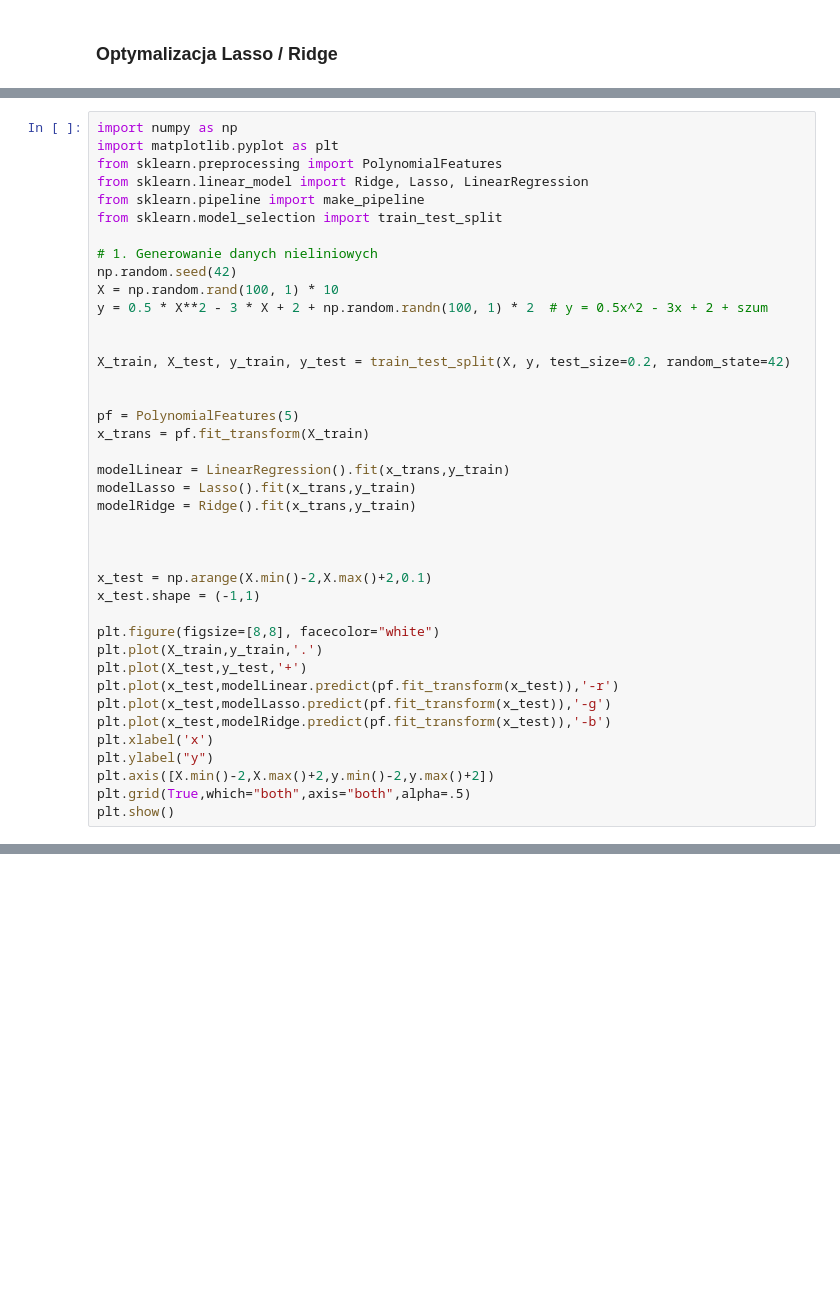
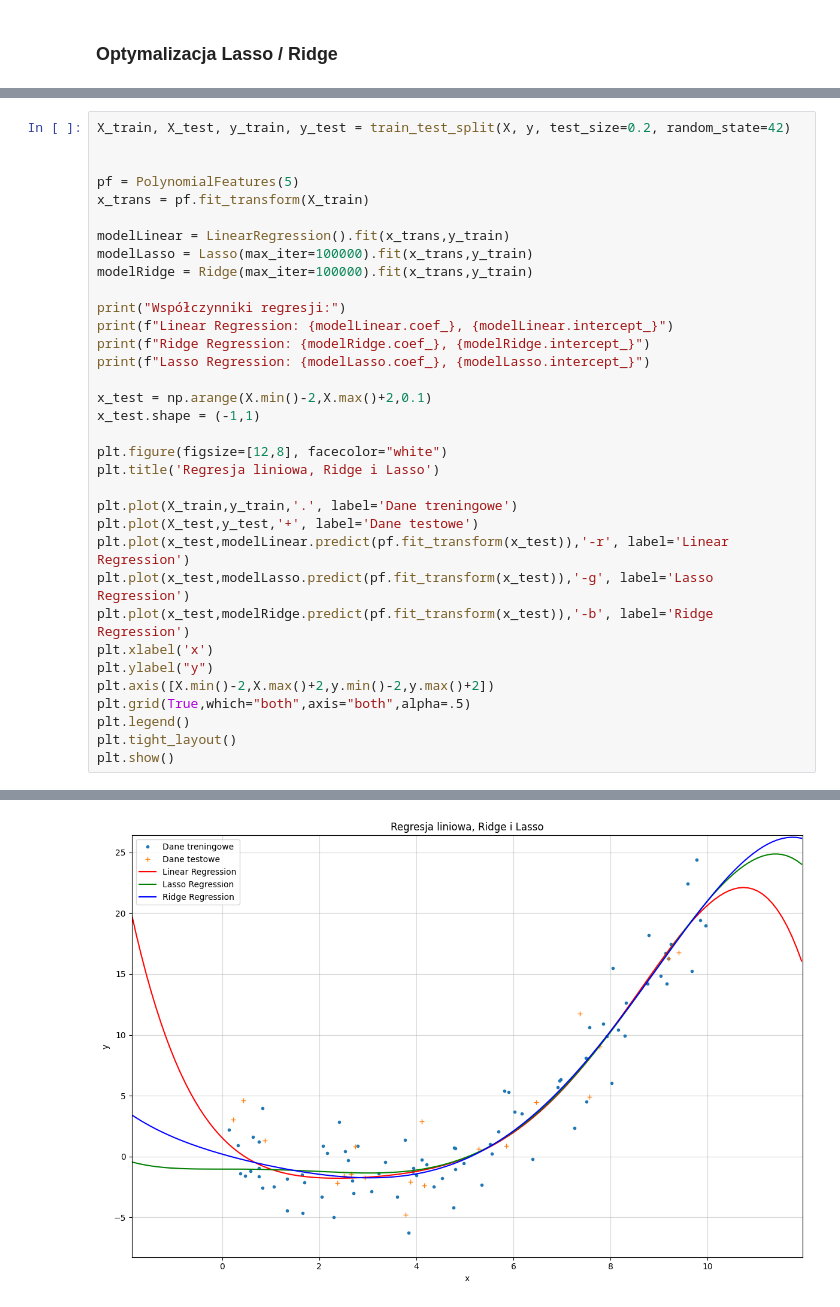
Before and after one commit to November7/AI4Youth, a Jupyter notebook: Spotkanie 3 [27.06.2025]/Modele ML/Regresja liniowa.ipynb, the cells around one changed output, grey strips where cells are left out. Drawn from its saved outputs; the diff is of its cells as text; blank space fills up the shorter version.

```diff
--- a/Spotkanie 3 [27.06.2025]/Modele ML/Regresja liniowa.ipynb
+++ b/Spotkanie 3 [27.06.2025]/Modele ML/Regresja liniowa.ipynb
@@ -243,17 +187,4 @@ Lasso Regression: [1.90793937], 1.3410158803782668
 # %%
-import numpy as np
-import matplotlib.pyplot as plt
-from sklearn.preprocessing import PolynomialFeatures
-from sklearn.linear_model import Ridge, Lasso, LinearRegression
-from sklearn.pipeline import make_pipeline
-from sklearn.model_selection import train_test_split
-
-# 1. Generowanie danych nieliniowych
-np.random.seed(42)
-X = np.random.rand(100, 1) * 10
-y = 0.5 * X**2 - 3 * X + 2 + np.random.randn(100, 1) * 2  # y = 0.5x^2 - 3x + 2 + szum
-
-
 X_train, X_test, y_train, y_test = train_test_split(X, y, test_size=0.2, random_state=42)
 
 
@@ -261,23 +192,30 @@ pf = PolynomialFeatures(5)
 x_trans = pf.fit_transform(X_train)
 
 modelLinear = LinearRegression().fit(x_trans,y_train)
-modelLasso = Lasso().fit(x_trans,y_train)
-modelRidge = Ridge().fit(x_trans,y_train)
+modelLasso = Lasso(max_iter=100000).fit(x_trans,y_train)
+modelRidge = Ridge(max_iter=100000).fit(x_trans,y_train)
 
-
+print("Współczynniki regresji:")
+print(f"Linear Regression: {modelLinear.coef_}, {modelLinear.intercept_}")
+print(f"Ridge Regression: {modelRidge.coef_}, {modelRidge.intercept_}")
+print(f"Lasso Regression: {modelLasso.coef_}, {modelLasso.intercept_}")
 
 x_test = np.arange(X.min()-2,X.max()+2,0.1)
 x_test.shape = (-1,1)
 
-plt.figure(figsize=[8,8], facecolor="white")
-plt.plot(X_train,y_train,'.')
-plt.plot(X_test,y_test,'+')
-plt.plot(x_test,modelLinear.predict(pf.fit_transform(x_test)),'-r')
-plt.plot(x_test,modelLasso.predict(pf.fit_transform(x_test)),'-g')
-plt.plot(x_test,modelRidge.predict(pf.fit_transform(x_test)),'-b')
+plt.figure(figsize=[12,8], facecolor="white")
+plt.title('Regresja liniowa, Ridge i Lasso')
+
+plt.plot(X_train,y_train,'.', label='Dane treningowe')
+plt.plot(X_test,y_test,'+', label='Dane testowe')
+plt.plot(x_test,modelLinear.predict(pf.fit_transform(x_test)),'-r', label='Linear Regression')
+plt.plot(x_test,modelLasso.predict(pf.fit_transform(x_test)),'-g', label='Lasso Regression')
+plt.plot(x_test,modelRidge.predict(pf.fit_transform(x_test)),'-b', label='Ridge Regression')
 plt.xlabel('x')
 plt.ylabel("y")
 plt.axis([X.min()-2,X.max()+2,y.min()-2,y.max()+2])
 plt.grid(True,which="both",axis="both",alpha=.5)
+plt.legend()
+plt.tight_layout()
 plt.show()
 # %% [output]
@@ -284,0 +228 @@ AttributeError: 'LinearRegression' object has no attribute '_coef'
+[figure, added]
```
Also changed, not shown: parts of 13 cells of this notebook.
